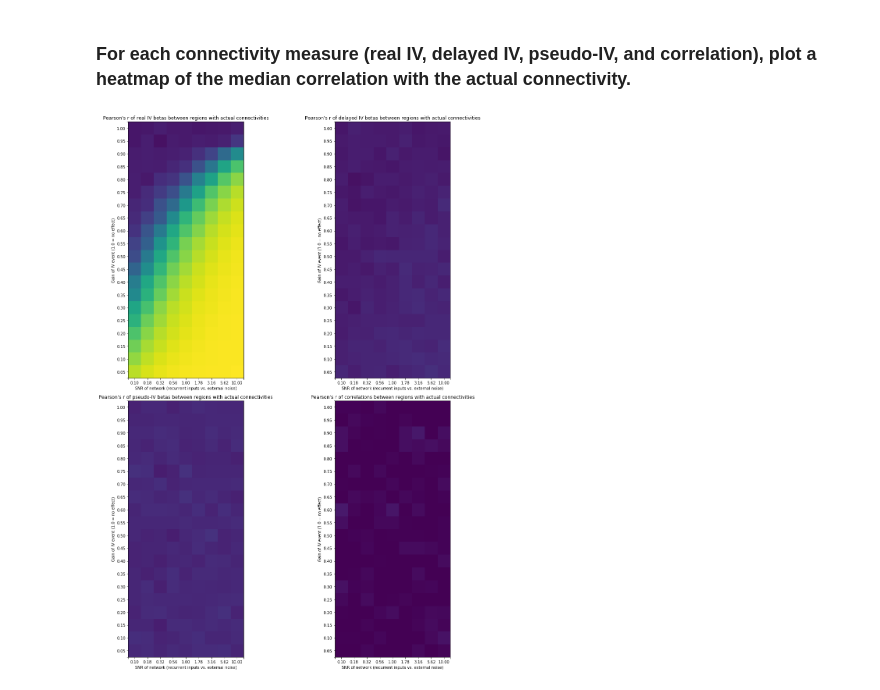
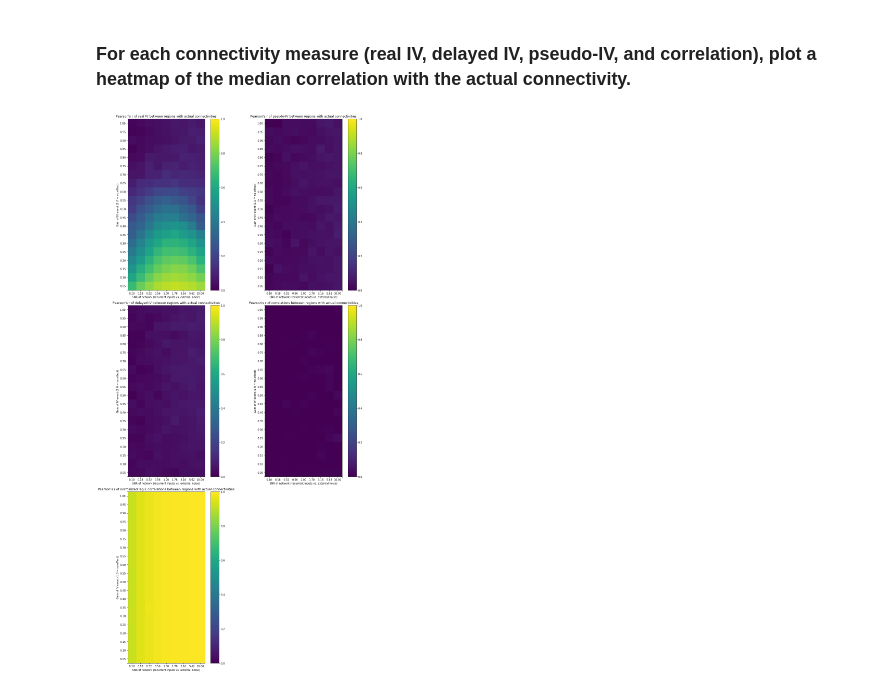
Before and after one commit to KordingLab/fmri-iv, a Jupyter notebook: code/multi_network_sim_test.ipynb, the cells around one changed output. Cells and saved outputs as stored; diff of their text form; code cells hidden in the pictures.

Commit message:
Big refactor of multi_network_sim_test, plus add data

```diff
--- a/code/multi_network_sim_test.ipynb
+++ b/code/multi_network_sim_test.ipynb
@@ -35,9 +35,10 @@ import contextlib
 # %%
 n_regions = 10
 n_trials = 200
-n_time = 10000
+n_time = 1000
 
 iv_prob = 0.025
 
 gains = np.arange(0.05, 1.05, 0.05)
 snrs = np.logspace(-1, 1, 9)
+steps_per_time = [1, 10]
@@ -252,4 +279,18 @@ Dist matrix:
  [1.414 1.414 2.    1.414 1.414 0.    1.   ]
  [1.    1.    1.    1.    1.    1.    0.   ]]
 Medoid index: 6
+# %%
+# Get indices of medoid runs, given all methods
+medoid_inds = np.ndarray((len(gains), len(snrs), len(steps_per_time)), dtype=int)
+
+with np.load(result_file) as iv_rs:
+    for i in range(len(gains)):
+        for j in range(len(snrs)):
+            for k in range(len(steps_per_time)):
+
+                all_rs = np.ndarray((n_trials, len(methods)))
+                for m, method in enumerate(methods.keys()):
+                    all_rs[:, m] = iv_rs[method][i, j, k, :]
+
+                medoid_inds[i, j, k] = get_medoid_ind(all_rs)
 # %%
@@ -341,35 +354,35 @@ plt.draw()
 # %% [markdown]
 ### For each connectivity measure (real IV, delayed IV, pseudo-IV, and correlation), plot a heatmap of the median correlation with the actual connectivity.
 # %%
-fig = plt.figure(figsize=(15, 20))
+def corr_heatmap(steps_i):
 
-measures = {
-    'real':    'real IV betas',
-    'delayed': 'delayed IV betas',
-    'pseudo':  'pseudo-IV betas',
-    'corr':    'correlations'
-}
+    fig = plt.figure(figsize=(15, 30))
 
-with np.load(result_file) as iv_rs:
-    for i, (key, name) in enumerate(measures.items()):
-        ax = fig.add_subplot(2, 2, i + 1)
+    with np.load(result_file) as iv_rs:
+        for i, (key, method) in enumerate(methods.items()):
+            ax = fig.add_subplot(3, 2, i + 1)
 
-        med_rs = np.median(iv_rs[key], axis=2)
-        ax.imshow(med_rs, origin='lower', vmin=0.0, vmax=1.0)
+            med_rs = np.median(iv_rs[key][:, :, steps_i, :], axis=2)
+            im = ax.imshow(med_rs, origin='lower', vmin=0.0, vmax=1.0)
+            plt.colorbar(im, ax=ax)
 
-        ax.set_title('Pearson\'s r of {} between regions with actual connectivities'.format(name))
+            name = method['name'][0].lower() + method['name'][1:]
+            ax.set_title('Pearson\'s r of {} between regions with actual connectivities'.format(name))
 
-        # fix ticks
-        ax.set_xticks([-0.5] + list(range(len(snrs))) + [len(snrs) - 0.5])
-        ax.set_yticks([-0.5] + list(range(len(gains))) + [len(gains) - 0.5])
+            # fix ticks
+            ax.set_xticks([-0.5] + list(range(len(snrs))) + [len(snrs) - 0.5])
+            ax.set_yticks([-0.5] + list(range(len(gains))) + [len(gains) - 0.5])
 
-        ax.set_xticklabels([''] + ['{:.2f}'.format(snr) for snr in snrs])
-        ax.set_yticklabels([''] + ['{:.2f}'.format(gain) for gain in gains])
+            ax.set_xticklabels([''] + ['{:.2f}'.format(snr) for snr in snrs])
+            ax.set_yticklabels([''] + ['{:.2f}'.format(gain) for gain in gains])
 
-        ax.set_ylabel('Gain of IV event (1.0 = no effect)')
-        ax.set_xlabel('SNR of network (recurrent inputs vs. external noise)')
+            ax.set_ylabel('Gain of IV event (1.0 = no effect)')
+            ax.set_xlabel('SNR of network (recurrent inputs vs. external noise)')
 
-fig.tight_layout()
+    fig.tight_layout()
+    return fig
+
+corr_heatmap(0)
 plt.draw()
 # %% [output]
-[figure, old version]
+[figure, new version]
```
Also changed, not shown: parts of 11 cells of this notebook, 5 other files.
